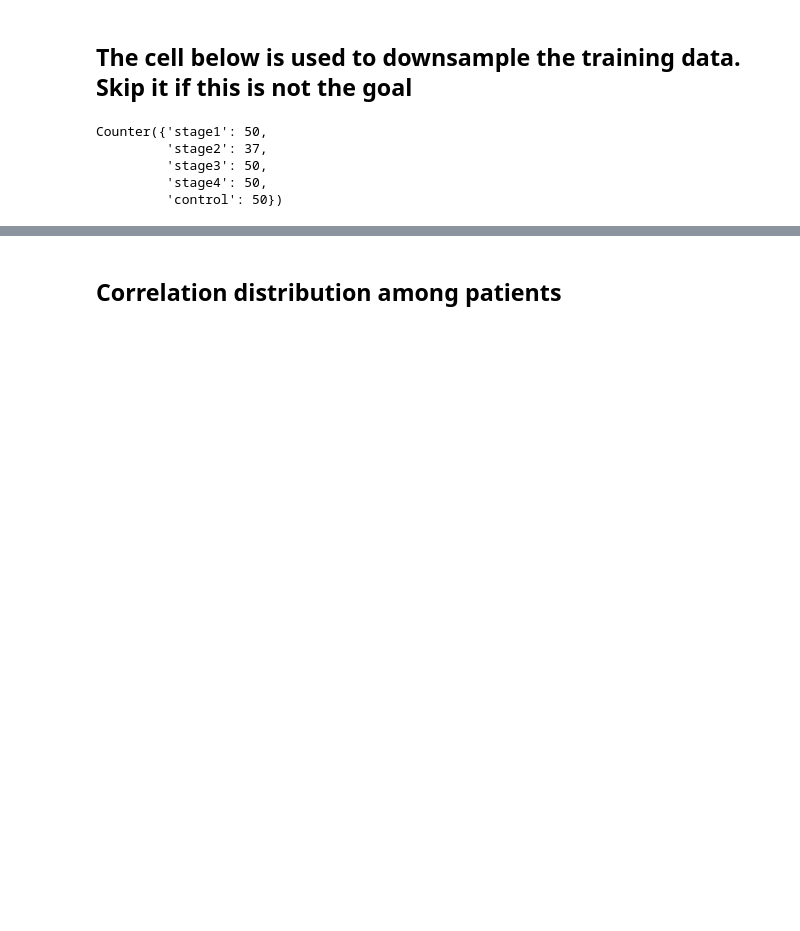
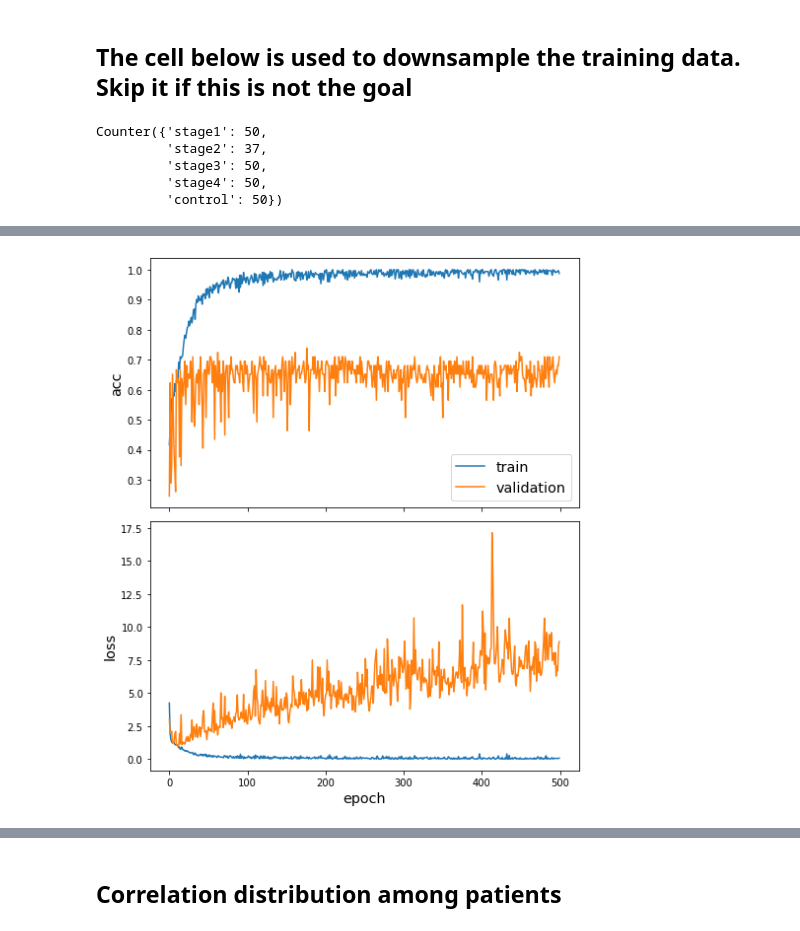
Before and after one commit to colombelli/gat-cancer-staging, a Jupyter notebook: notebooks/stellargraph gat.ipynb, the cells around one changed output, grey strips where cells are left out. Drawn from its saved outputs; the diff is of its cells as text; code cells hidden in the pictures; blank space fills up the shorter version.

```diff
--- a/notebooks/stellargraph gat.ipynb
+++ b/notebooks/stellargraph gat.ipynb
@@ -146,10 +146,10 @@ nb_classes = 5
 input_dim = df_features.loc[train_subjects.index].values.shape[1]
 
 model = Sequential()
-model.add(Dense(10, input_dim=input_dim))
+model.add(Dense(128, input_dim=input_dim))
 model.add(Activation('elu'))
 model.add(Dropout(0.15))
-model.add(Dense(10))
+model.add(Dense(128))
 model.add(Activation('elu'))
 model.add(Dropout(0.15))
 model.add(Dense(nb_classes))
@@ -165,7 +165,7 @@ X_val = df_features.loc[val_subjects.index].values
 y_val = val_targets
 
 print("Training...")
-model.fit(X_train, y_train, epochs=500, validation_data=(X_val, y_val), batch_size=8, verbose=2)
+history = model.fit(X_train, y_train, epochs=500, validation_data=(X_val, y_val), batch_size=8, verbose=2)
 # %% [output]
 Training...
 Epoch 1/500
@@ -188,3 +187,7 @@ Epoch 500/500
+# %%
+sg.utils.plot_history(history)
+# %% [output]
+[figure, added]
 # %%
 """
 A weighted version of categorical_crossentropy for keras (2.0.6). This lets you apply a weight to unbalanced classes.
```
Also changed, not shown: parts of 14 cells of this notebook, 3 other files.
